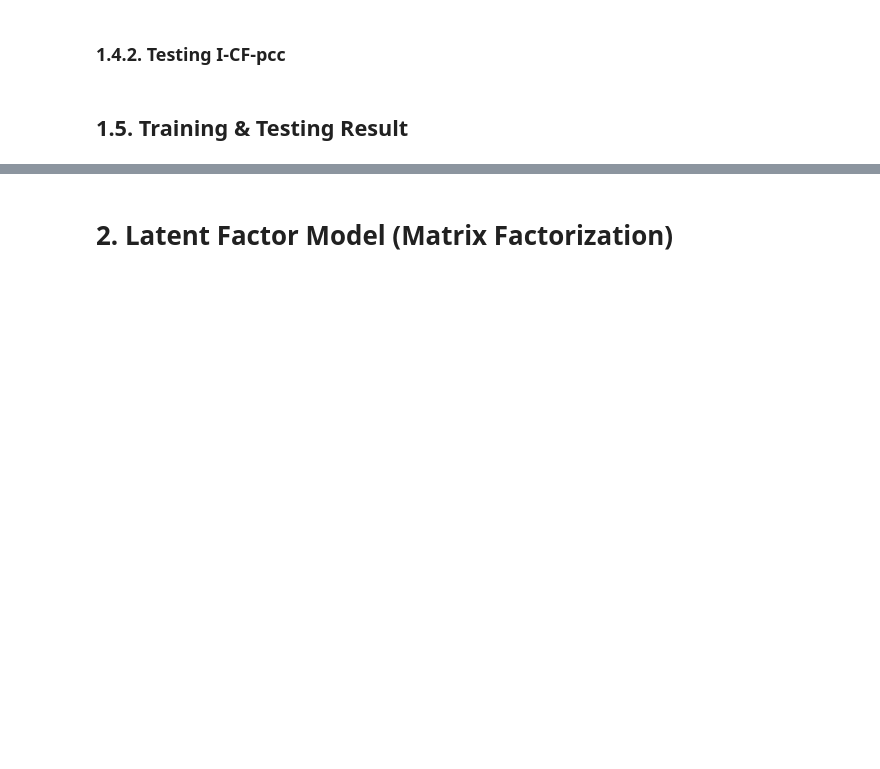
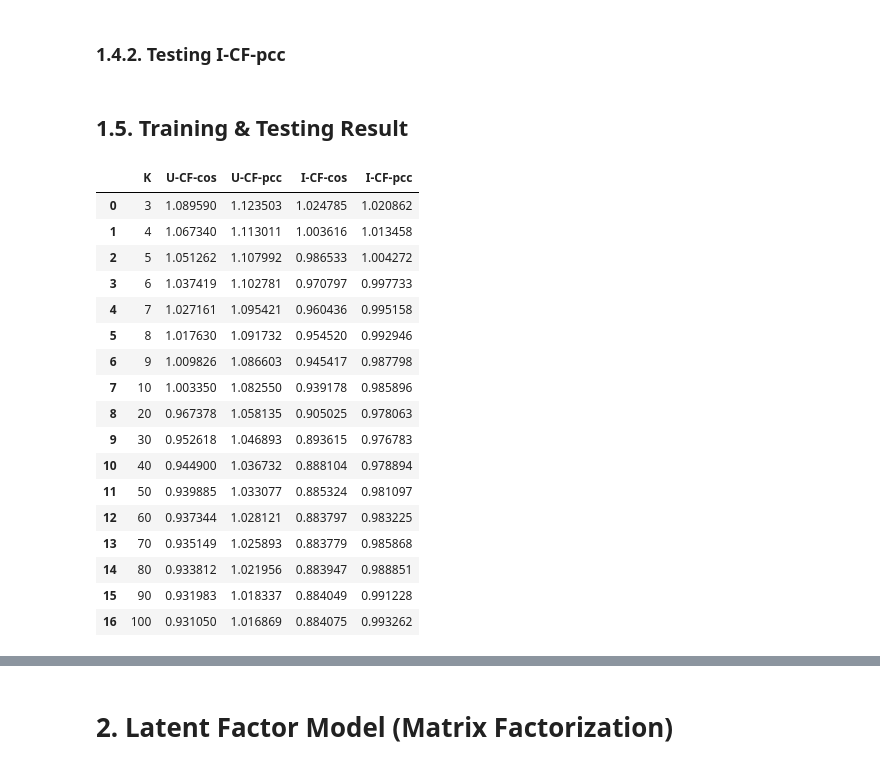
Before and after one commit to Baron1014/recommender_system, a Jupyter notebook: latent_factor.ipynb, the cells around one changed output, grey strips where cells are left out. Drawn from its saved outputs; the diff is of its cells as text; code cells hidden in the pictures; blank space fills up the shorter version.

```diff
--- a/latent_factor.ipynb
+++ b/latent_factor.ipynb
@@ -245,10 +245,12 @@ for k in K:
                     else:
                         R.append(user_matrix[j, m] - bias_matrix[j, m])
 
-                # 預測使用者i對於第m部電影的評分 + 使用者i對電影m的偏差
-                Rui = predict(copy_Suv, R) + bias_matrix[i, m]
-                # 計算square error
-                delta_list.append(se(rth, Rui))
+                # 如果所有相似使用者都沒評分則跳過此次計算
+                if sum(R) != 0:
+                    # 預測使用者i對於第m部電影的評分 + 使用者i對電影m的偏差
+                    Rui = predict(copy_Suv, R) + bias_matrix[i, m]
+                    # 計算square error
+                    delta_list.append(se(rth, Rui))
     # 計算rmse
     ucf_cos.append(rmse(delta_list))
 # %% [markdown]
@@ -287,10 +289,12 @@ for k in K:
                     else:
                         R.append(user_matrix[j, m] - bias_matrix[j, m])
 
-                # 預測使用者i對於第m部電影的評分 + 使用者i對電影m的偏差
-                Rui = predict(copy_Suv, R) + bias_matrix[i, m]
-                # 計算square error
-                delta_list.append(se(rth, Rui))
+                # 如果所有相似使用者都沒評分則跳過此次計算
+                if sum(R) != 0:
+                    # 預測使用者i對於第m部電影的評分 + 使用者i對電影m的偏差
+                    Rui = predict(copy_Suv, R) + bias_matrix[i, m]
+                    # 計算square error
+                    delta_list.append(se(rth, Rui))
     # 計算rmse
     ucf_pcc.append(rmse(delta_list))
 # %% [markdown]
@@ -340,11 +344,12 @@ for k in K:
                         copy_Siv[c] = 0
                     else:
                         R.append(movie_matrix[j, u] - movie_bias[j, u])
-
-                # 預測使用者u對於第i部電影的評分 + 使用者u對電影i的偏差
-                Riu = predict(Siv, R) + movie_bias[i, u]
-                # 計算square error
-                delta_list.append(se(rth, Riu))
+                # 如果所有相似使用者都沒評分則跳過此次計算
+                if sum(R) != 0:
+                    # 預測使用者u對於第i部電影的評分 + 使用者u對電影i的偏差
+                    Riu = predict(copy_Siv, R) + movie_bias[i, u]
+                    # 計算square error
+                    delta_list.append(se(rth, Riu))
     # 計算rmse
     icf_cos.append(rmse(delta_list))
 # %% [markdown]
@@ -383,10 +388,12 @@ for k in K:
                     else:
                         R.append(movie_matrix[j, u] - movie_bias[j, u])
 
-                # 預測使用者u對於第i部電影的評分 + 使用者u對電影i的偏差
-                Riu = predict(Siv, R) + movie_bias[i, u]
-                # 計算square error
-                delta_list.append(se(rth, Riu))
+                # 如果所有相似使用者都沒評分則跳過此次計算
+                if sum(R) != 0:
+                    # 預測使用者u對於第i部電影的評分 + 使用者u對電影i的偏差
+                    Riu = predict(copy_Siv, R) + movie_bias[i, u]
+                    # 計算square error
+                    delta_list.append(se(rth, Riu))
     # 計算rmse
     icf_pcc.append(rmse(delta_list))
 # %% [markdown]
@@ -614,11 +630,32 @@ for k in K:
 # %%
 # training df
 df = pd.DataFrame({
+    "K": str_k,
     "U-CF-cos" : ucf_cos,
     "U-CF-pcc" : ucf_pcc,
     "I-CF-cos" : icf_cos,
     "I-CF-pcc" : icf_pcc
 })
+df
+# %% [output]
+|  | K | U-CF-cos | U-CF-pcc | I-CF-cos | I-CF-pcc |
+| 0 | 3 | 1.089590 | 1.123503 | 1.024785 | 1.020862 |
+| 1 | 4 | 1.067340 | 1.113011 | 1.003616 | 1.013458 |
+| 2 | 5 | 1.051262 | 1.107992 | 0.986533 | 1.004272 |
+| 3 | 6 | 1.037419 | 1.102781 | 0.970797 | 0.997733 |
+| 4 | 7 | 1.027161 | 1.095421 | 0.960436 | 0.995158 |
+| 5 | 8 | 1.017630 | 1.091732 | 0.954520 | 0.992946 |
+| 6 | 9 | 1.009826 | 1.086603 | 0.945417 | 0.987798 |
+| 7 | 10 | 1.003350 | 1.082550 | 0.939178 | 0.985896 |
+| 8 | 20 | 0.967378 | 1.058135 | 0.905025 | 0.978063 |
+| 9 | 30 | 0.952618 | 1.046893 | 0.893615 | 0.976783 |
+| 10 | 40 | 0.944900 | 1.036732 | 0.888104 | 0.978894 |
+| 11 | 50 | 0.939885 | 1.033077 | 0.885324 | 0.981097 |
+| 12 | 60 | 0.937344 | 1.028121 | 0.883797 | 0.983225 |
+| 13 | 70 | 0.935149 | 1.025893 | 0.883779 | 0.985868 |
+| 14 | 80 | 0.933812 | 1.021956 | 0.883947 | 0.988851 |
+| 15 | 90 | 0.931983 | 1.018337 | 0.884049 | 0.991228 |
+| 16 | 100 | 0.931050 | 1.016869 | 0.884075 | 0.993262 |
 # %%
 # 將K轉成字串形式
 str_k = list(map(lambda x:str(x), K))
```
Also changed, not shown: parts of 6 cells of this notebook.
